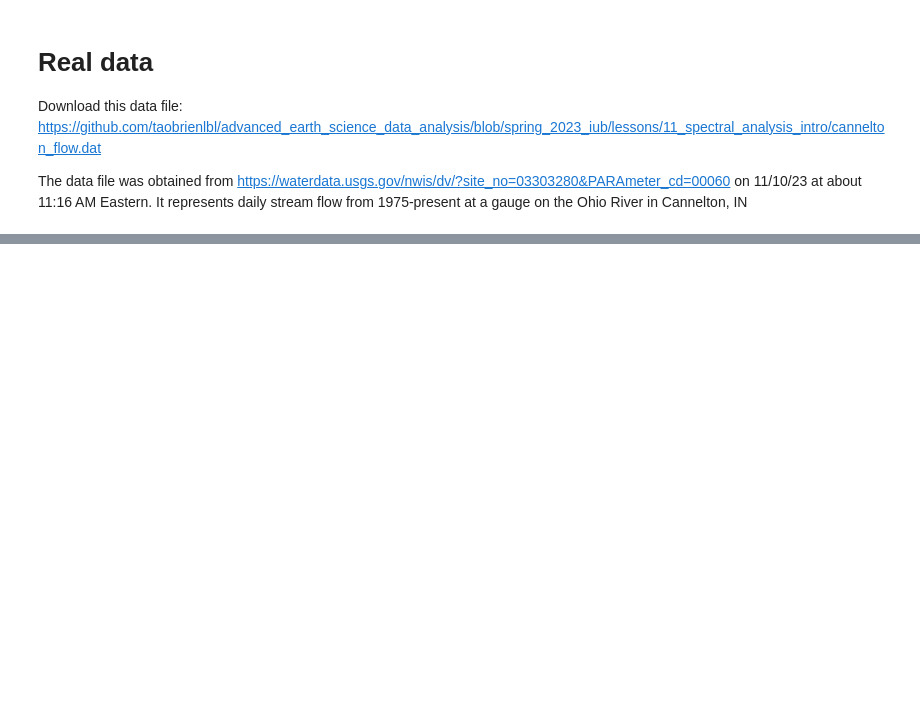
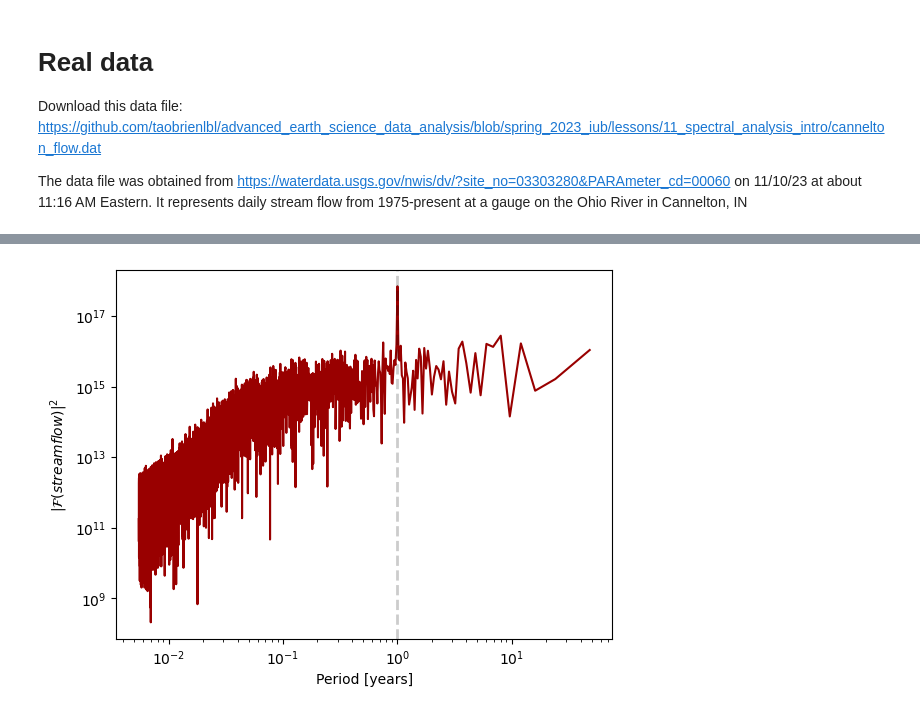
Before and after one commit to taobrienlbl/advanced_earth_science_data_analysis, a Jupyter notebook: lessons/11_spectral_analysis_intro/in_class_work/11_workalong_01_fft.ipynb, the cells around one changed output, grey strips where cells are left out. Saved outputs shown, nothing was run; the diff lists cells and outputs as text; code cells hidden in the pictures; blank space fills up the shorter version.

```diff
--- a/lessons/11_spectral_analysis_intro/in_class_work/11_workalong_01_fft.ipynb
+++ b/lessons/11_spectral_analysis_intro/in_class_work/11_workalong_01_fft.ipynb
@@ -137,0 +174,24 @@ The data file was obtained from https://waterdata.usgs.gov/nwis/dv/?site_no=0330
+# %%
+""" Plot the power spectrum of the data with the x-axis as period instead. """
+# get the period
+period = 1 / freqs
+# convert to years
+period_years = period / (365.25 * 24 * 60 * 60)
+
+# plot the power spectrum
+fig, ax = plt.subplots()
+
+ax.plot(period_years, discharge_power, color = "#990000")
+ax.set_xscale('log')
+ax.set_yscale('log')
+
+# add axis labels
+ax.set_xlabel("Period [years]")
+ax.set_ylabel("$|\mathcal{F}(streamflow)|^2$")
+
+# add a line at 1 year
+ax.axvline(1, color = "black", linestyle = "--", alpha = 0.2, linewidth = 2)
+
+plt.show()
+# %% [output]
+[figure, added]
```
Also changed, not shown: parts of 7 cells of this notebook, 1 other file.
